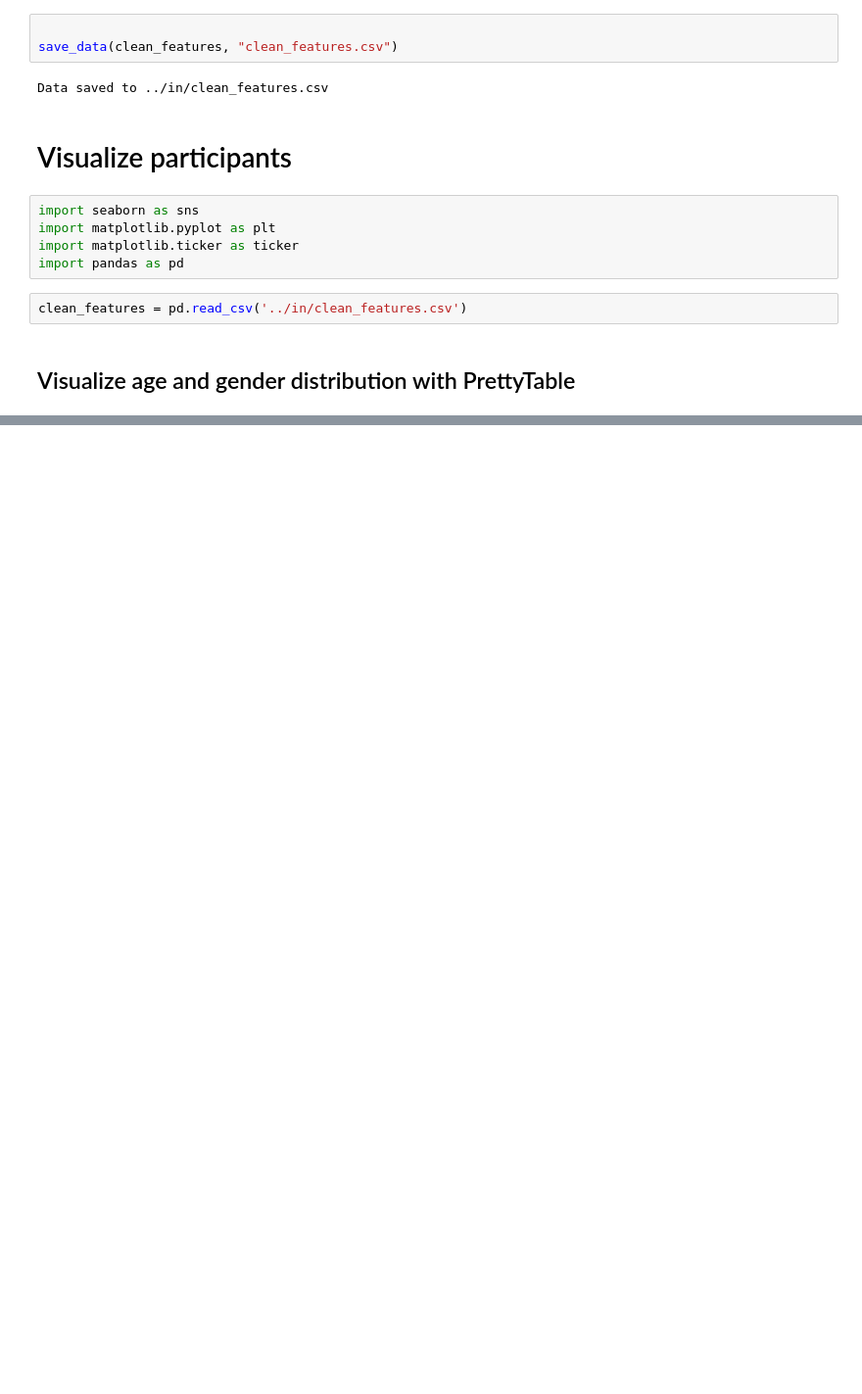
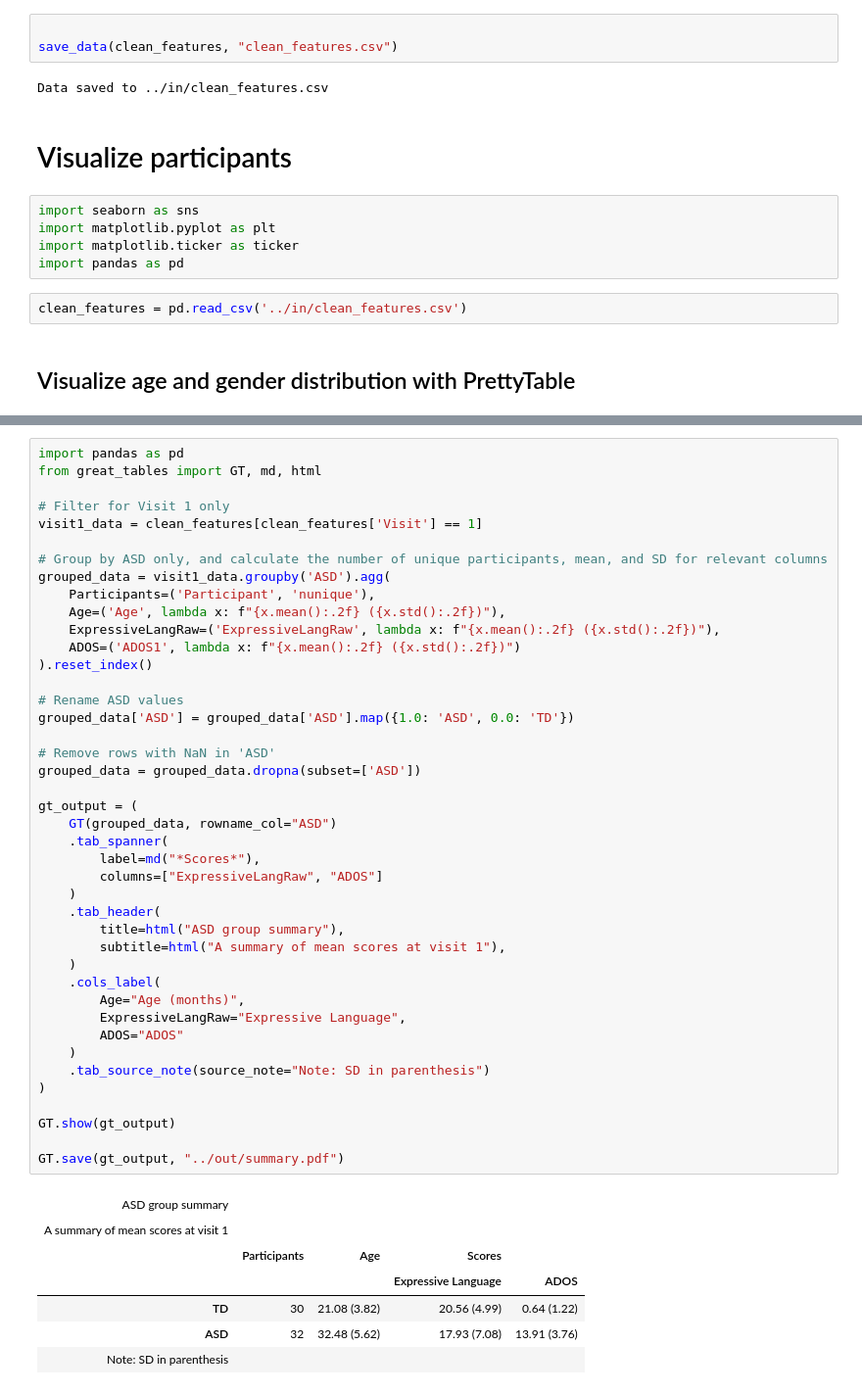
Before and after one commit to IdaElmBro/Bachelor_2024, a Jupyter notebook: src/preprocessing.ipynb, the cells around one changed output, grey strips where cells are left out. Shown at 98% size. Drawn from its saved outputs; the diff is of its cells as text; blank space fills up the shorter version.

```diff
--- a/src/preprocessing.ipynb
+++ b/src/preprocessing.ipynb
@@ -446,0 +386,50 @@ create_pretty_table(grouped_data)
+# %%
+import pandas as pd
+from great_tables import GT, md, html
+
+# Filter for Visit 1 only
+visit1_data = clean_features[clean_features['Visit'] == 1]
+
+# Group by ASD only, and calculate the number of unique participants, mean, and SD for relevant columns
+grouped_data = visit1_data.groupby('ASD').agg(
+    Participants=('Participant', 'nunique'),
+    Age=('Age', lambda x: f"{x.mean():.2f} ({x.std():.2f})"),
+    ExpressiveLangRaw=('ExpressiveLangRaw', lambda x: f"{x.mean():.2f} ({x.std():.2f})"),
+    ADOS=('ADOS1', lambda x: f"{x.mean():.2f} ({x.std():.2f})")
+).reset_index()
+
+# Rename ASD values
+grouped_data['ASD'] = grouped_data['ASD'].map({1.0: 'ASD', 0.0: 'TD'})
+
+# Remove rows with NaN in 'ASD'
+grouped_data = grouped_data.dropna(subset=['ASD'])
+
+gt_output = (
+    GT(grouped_data, rowname_col="ASD")
+    .tab_spanner(
+        label=md("*Scores*"),
+        columns=["ExpressiveLangRaw", "ADOS"]
+    )
+    .tab_header(
+        title=html("ASD group summary"),
+        subtitle=html("A summary of mean scores at visit 1"),
+    )
+    .cols_label(
+        Age="Age (months)",
+        ExpressiveLangRaw="Expressive Language",
+        ADOS="ADOS"
+    )
+    .tab_source_note(source_note="Note: SD in parenthesis")
+)
+
+GT.show(gt_output)
+
+GT.save(gt_output, "../out/summary.pdf")
+# %% [output]
+| ASD group summary |  |  |  |  |
+| A summary of mean scores at visit 1 |  |  |  |  |
+|  | Participants | Age | Scores |  |
+|  |  |  | Expressive Language | ADOS |
+| TD | 30 | 21.08 (3.82) | 20.56 (4.99) | 0.64 (1.22) |
+| ASD | 32 | 32.48 (5.62) | 17.93 (7.08) | 13.91 (3.76) |
+| Note: SD in parenthesis |  |  |  |  |
```
Also changed, not shown: parts of 11 cells of this notebook, 36 other files.
